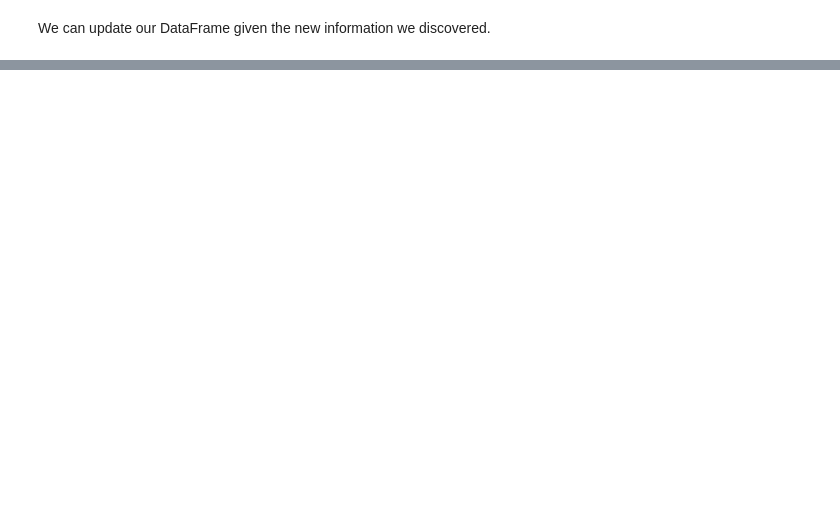
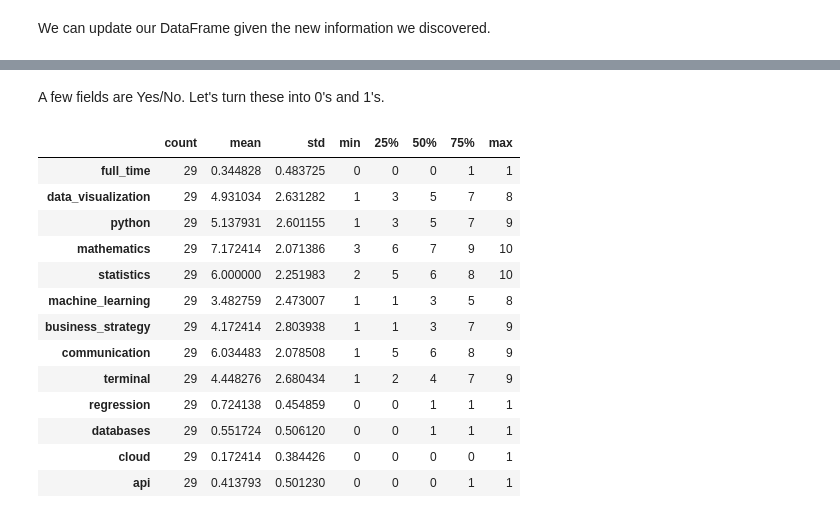
Before and after one commit to rmoakler/learning-data-science, a Jupyter notebook: 2015-09-29 Dealing with data.ipynb, the cells around one changed output, grey strips where cells are left out. Drawn from its saved outputs; the diff is of its cells as text; code cells hidden in the pictures; blank space fills up the shorter version.

```diff
--- a/2015-09-29 Dealing with data.ipynb
+++ b/2015-09-29 Dealing with data.ipynb
@@ -144,0 +216,2 @@ users.head()
+# %% [markdown]
+A few fields are Yes/No. Let's turn these into 0's and 1's.
@@ -144,0 +221,17 @@ users.head()
+# %%
+survey.describe().transpose()
+# %% [output]
+|  | count | mean | std | min | 25% | 50% | 75% | max |
+| full_time | 29 | 0.344828 | 0.483725 | 0 | 0 | 0 | 1 | 1 |
+| data_visualization | 29 | 4.931034 | 2.631282 | 1 | 3 | 5 | 7 | 8 |
+| python | 29 | 5.137931 | 2.601155 | 1 | 3 | 5 | 7 | 9 |
+| mathematics | 29 | 7.172414 | 2.071386 | 3 | 6 | 7 | 9 | 10 |
+| statistics | 29 | 6.000000 | 2.251983 | 2 | 5 | 6 | 8 | 10 |
+| machine_learning | 29 | 3.482759 | 2.473007 | 1 | 1 | 3 | 5 | 8 |
+| business_strategy | 29 | 4.172414 | 2.803938 | 1 | 1 | 3 | 7 | 9 |
+| communication | 29 | 6.034483 | 2.078508 | 1 | 5 | 6 | 8 | 9 |
+| terminal | 29 | 4.448276 | 2.680434 | 1 | 2 | 4 | 7 | 9 |
+| regression | 29 | 0.724138 | 0.454859 | 0 | 0 | 1 | 1 | 1 |
+| databases | 29 | 0.551724 | 0.506120 | 0 | 0 | 1 | 1 | 1 |
+| cloud | 29 | 0.172414 | 0.384426 | 0 | 0 | 0 | 0 | 1 |
+| api | 29 | 0.413793 | 0.501230 | 0 | 0 | 0 | 1 | 1 |
```
Also changed, not shown: parts of 32 cells of this notebook.
